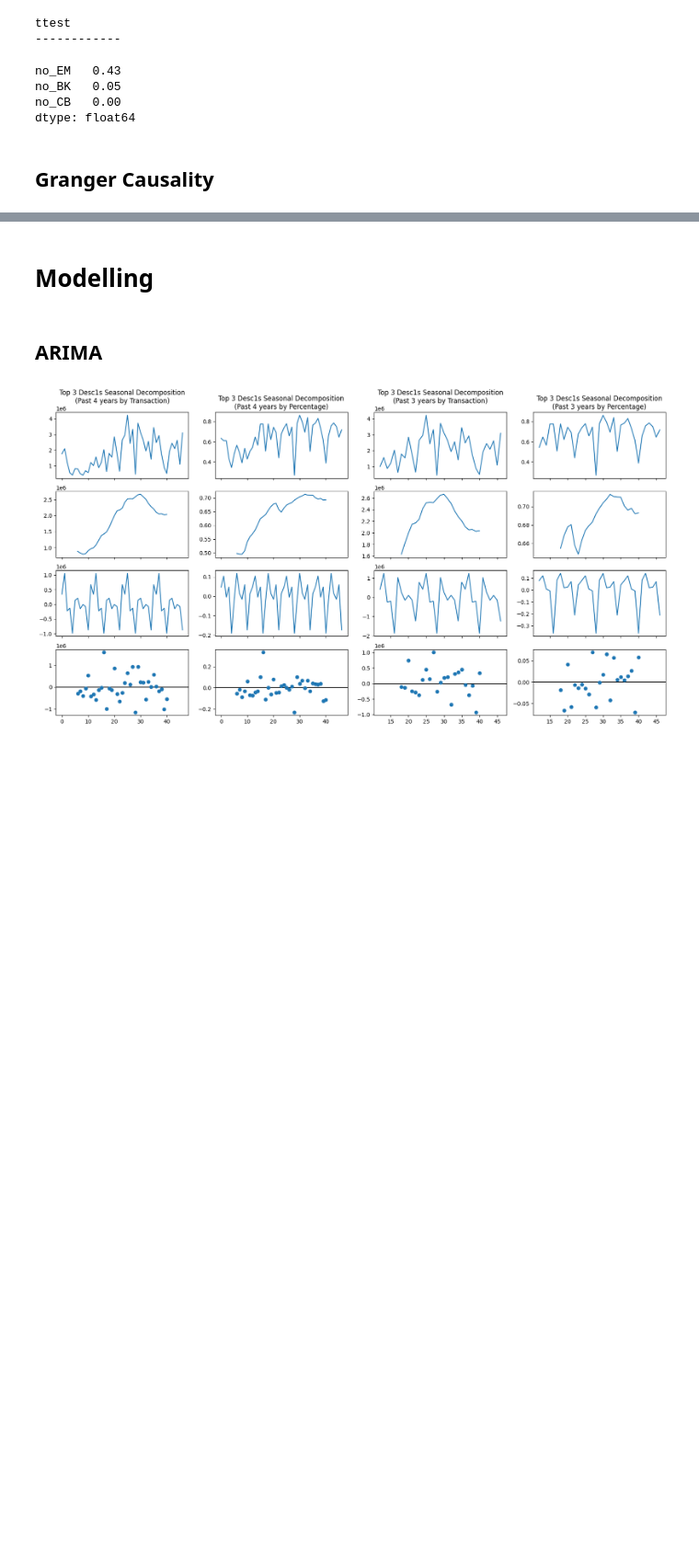
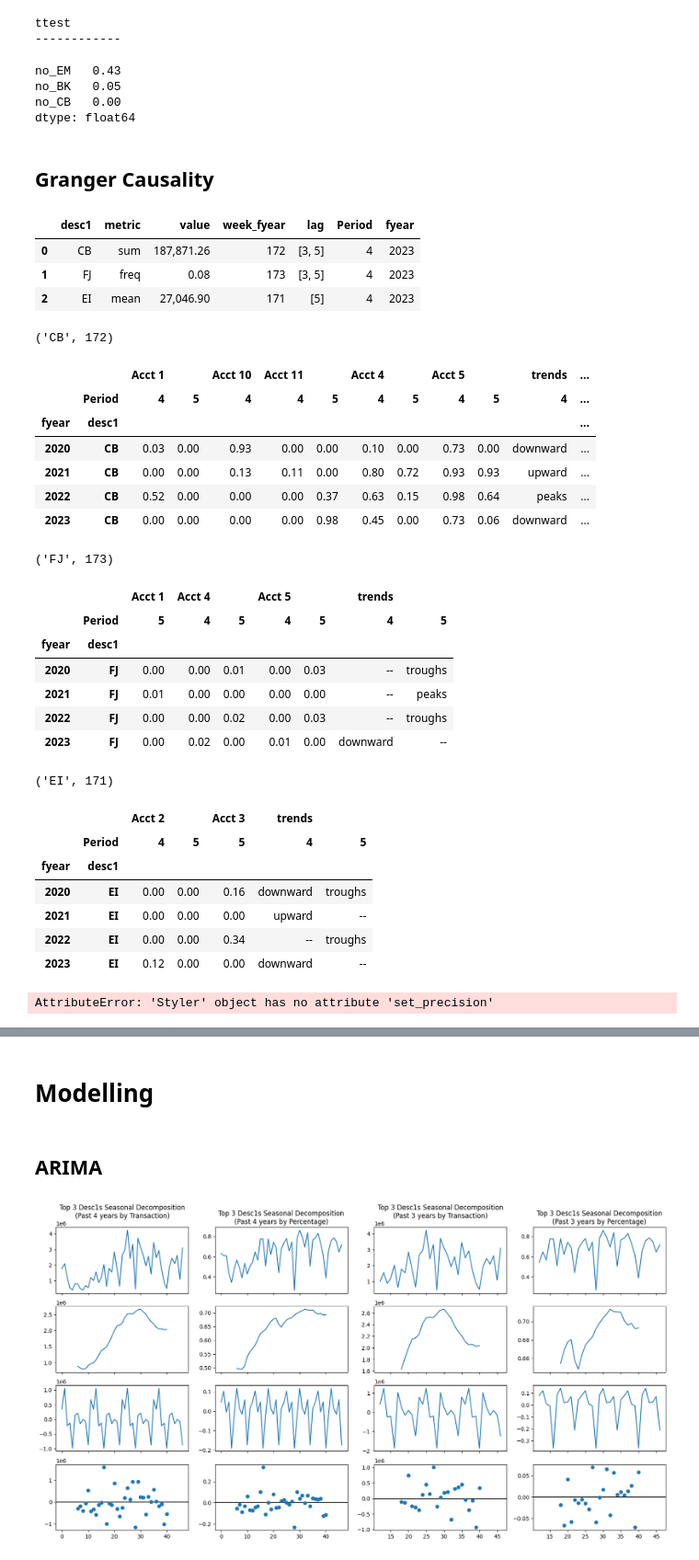
Before and after one commit to lelandjmurrin/Acquisition_Due_Dilligence_Capstone_Project, a Jupyter notebook: GeneralLedgerTxns_Models.ipynb, the cells around one changed output, grey strips where cells are left out. Shown at 92% size. Drawn from its saved outputs; the diff is of its cells as text; code cells hidden in the pictures; blank space fills up the shorter version.

Commit message:
Further work on GLTxns_Models notebook. Added Gragner Causality section along with summary tables for it's results

```diff
--- a/GeneralLedgerTxns_Models.ipynb
+++ b/GeneralLedgerTxns_Models.ipynb
@@ -281,20 +283,32 @@ class WFYGrangerHelper(GrangerHelper):
         df_trends = self.df_trends
 
         if normalize:
-            df_trends = self.df_trends.drop("trends", axis = 1).groupby(["fyear", "Period"], as_index = False).apply(lambda df: df.apply(lambda x: x/x.sum())).reset_index(level = 0, drop = True).join(self.df_trends.trends)
+            df_trends = (self.df_trends
+                            .drop("trends", axis = 1)
+                            .groupby(["fyear", "Period"], as_index = False)
+                            .apply(lambda df: df.apply(lambda x: x/x.sum()))
+                            .reset_index(level = 0, drop = True)
+                            .join(self.df_trends.trends)
+                        )
 
-        desc_dict = {}
+        desc1_table_dict = {}
 
         for wfy,desc1 in zip(week_fyear_list, desc1_list):
             period_table = self.get_period_by_year(wfy).reset_index(name = "Period").merge(df_trends.reset_index(), on = ["Period", "fyear"])
+
             if trough_idx is not None:
                 period_table = pd.concat([period_table, df_trends.query("Period == @trough_idx").reset_index()], axis = 0).set_index(["Period", "fyear", "desc1"]).unstack("Period")
 
-            desc_dict[(desc1, wfy)] = self.df.query("desc1 == @desc1 and week_fyear == @wfy").sort_values(ascending = False, by = "txn_amt").Description.head(5).tolist()
+            # desc_dict[(desc1, wfy)] = self.df.query("desc1 == @desc1 and week_fyear == @wfy").sort_values(ascending = False, by = "txn_amt").Description.head(5).tolist()
+            desc1_table_dict[(desc1, wfy)] = period_table.query("desc1 == @desc1").dropna(axis = 1, how = "all")
+            desc1_table_dict[(desc1, wfy)] = pd.concat([
+                                                            desc1_table_dict[(desc1, wfy)].filter(regex = "Acct").fillna(0),
+                                                            desc1_table_dict[(desc1, wfy)].filter(regex = "trends").fillna(" -- ")
+                                                        ], axis = 1).round(2)
 
             display(
                         (desc1, wfy),
-                        period_table.query("desc1 == @desc1").dropna(axis = 1, how = "all")
+                        desc1_table_dict[(desc1, wfy)]
             )
 
-        return lag_table, desc_dict
+        return lag_table, desc1_table_dict
@@ -361,3 +381,43 @@ no_CB   0.00
 dtype: float64
 # %% [markdown]
 ## Granger Causality
+# %%
+gh_wfy_account = WFYGrangerHelper(dh.df, "Account")
+lag_table, desc1_table_dict = gh_wfy_account.lag_stats(lags = [3,5], trough_time_idx = gh_wfy_account.get_week_fyears(5, 2023), trough_idx = 5, normalize = True)
+# %% [output]
+|  | desc1 | metric | value | week_fyear | lag | Period | fyear |
+| 0 | CB | sum | 187,871.26 | 172 | [3, 5] | 4 | 2023 |
+| 1 | FJ | freq | 0.08 | 173 | [3, 5] | 4 | 2023 |
+| 2 | EI | mean | 27,046.90 | 171 | [5] | 4 | 2023 |
+('CB', 172)
+|  |  | Acct 1 |  | Acct 10 | Acct 11 |  | Acct 4 |  | Acct 5 |  | trends | ... |
+|  | Period | 4 | 5 | 4 | 4 | 5 | 4 | 5 | 4 | 5 | 4 | ... |
+| fyear | desc1 |  |  |  |  |  |  |  |  |  |  | ... |
+| 2020 | CB | 0.03 | 0.00 | 0.93 | 0.00 | 0.00 | 0.10 | 0.00 | 0.73 | 0.00 | downward | ... |
+| 2021 | CB | 0.00 | 0.00 | 0.13 | 0.11 | 0.00 | 0.80 | 0.72 | 0.93 | 0.93 | upward | ... |
+| 2022 | CB | 0.52 | 0.00 | 0.00 | 0.00 | 0.37 | 0.63 | 0.15 | 0.98 | 0.64 | peaks | ... |
+| 2023 | CB | 0.00 | 0.00 | 0.00 | 0.00 | 0.98 | 0.45 | 0.00 | 0.73 | 0.06 | downward | ... |
+('FJ', 173)
+|  |  | Acct 1 | Acct 4 |  | Acct 5 |  | trends |  |
+|  | Period | 5 | 4 | 5 | 4 | 5 | 4 | 5 |
+| fyear | desc1 |  |  |  |  |  |  |  |
+| 2020 | FJ | 0.00 | 0.00 | 0.01 | 0.00 | 0.03 | -- | troughs |
+| 2021 | FJ | 0.01 | 0.00 | 0.00 | 0.00 | 0.00 | -- | peaks |
+| 2022 | FJ | 0.00 | 0.00 | 0.02 | 0.00 | 0.03 | -- | troughs |
+| 2023 | FJ | 0.00 | 0.02 | 0.00 | 0.01 | 0.00 | downward | -- |
+('EI', 171)
+|  |  | Acct 2 |  | Acct 3 | trends |  |
+|  | Period | 4 | 5 | 5 | 4 | 5 |
+| fyear | desc1 |  |  |  |  |  |
+| 2020 | EI | 0.00 | 0.00 | 0.16 | downward | troughs |
+| 2021 | EI | 0.00 | 0.00 | 0.00 | upward | -- |
+| 2022 | EI | 0.00 | 0.00 | 0.34 | -- | troughs |
+| 2023 | EI | 0.12 | 0.00 | 0.00 | downward | -- |
+# %%
+temp_var = desc1_table_dict[('CB', 172)].reset_index("desc1", drop = True)
+temp_var.style.set_precision(2)
+#.pipe(write_or_append_to_excel, "data/visualizations_public.xlsx", "CB_desc1_trough5_2023")
+
+#TODO: March 17th: Determine how to use set_precision with df styler
+# %% [output]
+AttributeError: 'Styler' object has no attribute 'set_precision'
```
Also changed, not shown: parts of 3 cells of this notebook, 3 other files.
